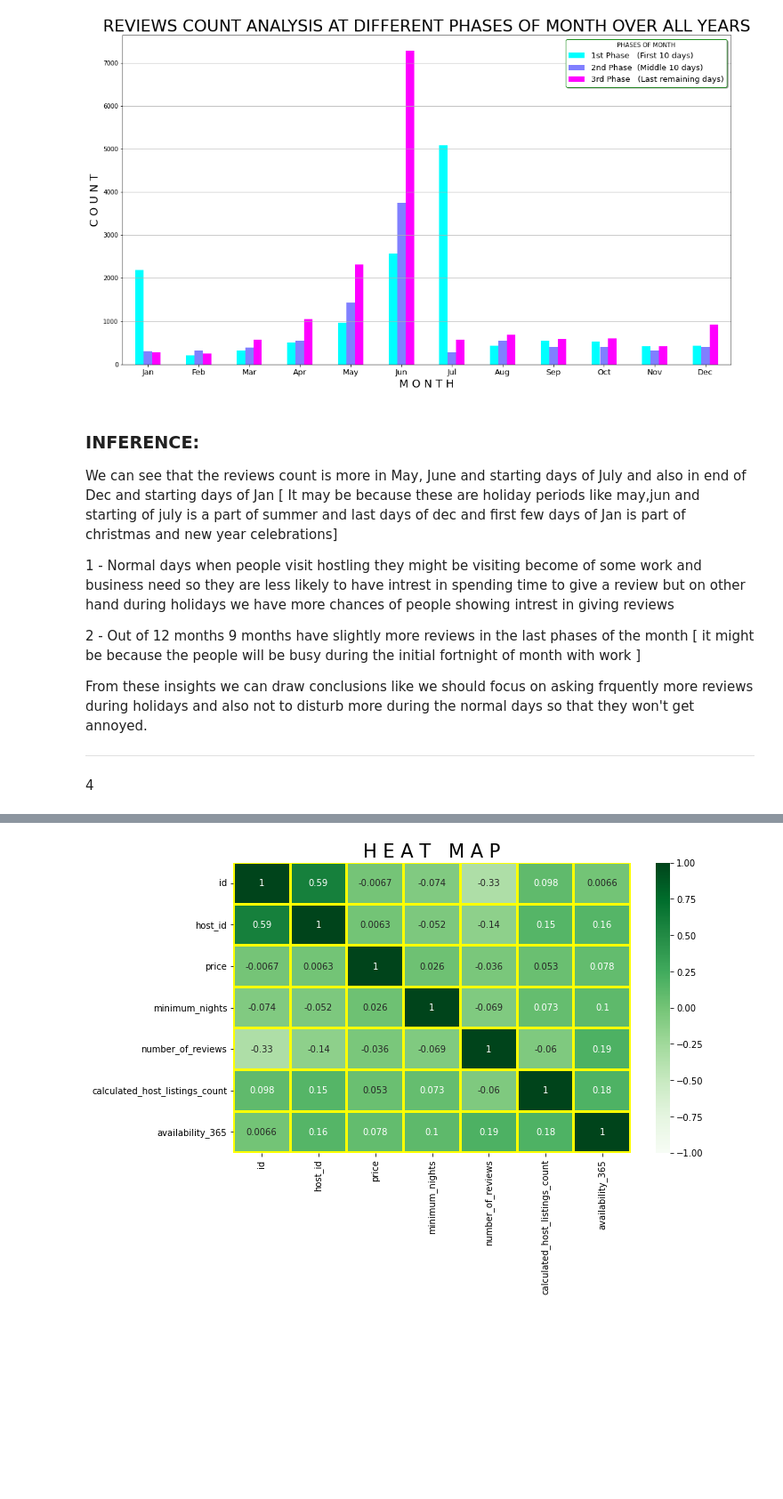
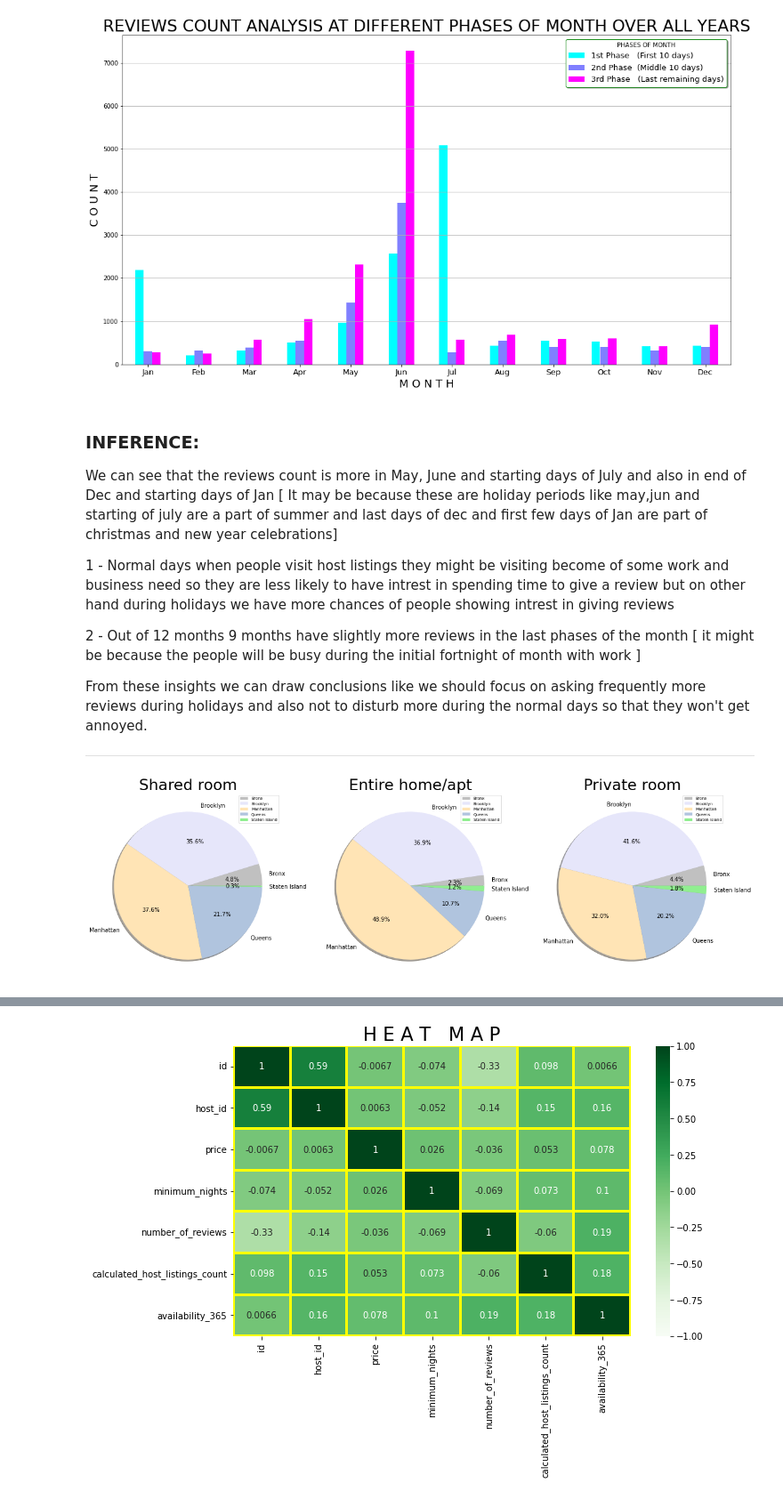
Before and after one commit to Tauseef-09/Airbnb_EDA_Project, a Jupyter notebook: Airbnb_individual_notebook.ipynb, the cells around one changed output, grey strips where cells are left out. Shown: that part at 89% size. Saved outputs shown, nothing was run; the diff lists cells and outputs as text; code cells hidden in the pictures; blank space fills up the shorter version.

```diff
--- a/Airbnb_individual_notebook.ipynb
+++ b/Airbnb_individual_notebook.ipynb
@@ -332,14 +332,56 @@ plt.show()
 [figure]
 # %% [markdown]
 ### INFERENCE:
-We can see that the reviews count is more in May, June and starting days of July and also in end of Dec and starting days of Jan [ It may be because these are holiday periods like may,jun and starting of july is a part of summer and last days of dec and first few days of Jan is part of christmas and new year celebrations]
+We can see that the reviews count is more in May, June and starting days of July and also in end of Dec and starting days of Jan [ It may be because these are holiday periods like may,jun and starting of july are a part of summer and last days of dec and first few days of Jan are part of christmas and new year celebrations]
 
-1 - Normal days when people visit hostling they might be visiting become of some work and business need so they are less likely to have intrest in spending time to give a review but on other hand during holidays we have more chances of people showing intrest in giving reviews
+1 - Normal days when people visit host listings they might be visiting become of some work and business need so they are less likely to have intrest in spending time to give a review but on other hand during holidays we have more chances of people showing intrest in giving reviews
 
 2 - Out of 12 months 9 months have slightly more reviews in the last phases of the month [ it might be because the people will be busy during the initial fortnight of month with work ]
 
-From these insights we can draw conclusions like we should focus on asking frquently more reviews during holidays and also not to disturb more during the normal days so that they won't get annoyed.
+From these insights we can draw conclusions like we should focus on asking frequently more reviews during holidays and also not to disturb more during the normal days so that they won't get annoyed.
 
 ---
-# %% [markdown]
-4
+# %%
+# Splitting the data based on room_type and storing them in different variables for analysis
+
+a = df[df['room_type'] == 'Shared room']
+b = df[df['room_type'] == 'Entire home/apt']
+c = df[df['room_type'] == 'Private room']
+
+# grouping the splitted data according to the required columns
+
+a_pie = a.groupby(['neighbourhood_group','room_type'])['availability_365'].sum()
+b_pie = b.groupby(['neighbourhood_group','room_type'])['availability_365'].sum()
+c_pie = c.groupby(['neighbourhood_group','room_type'])['availability_365'].sum()
+# %%
+# Plotting the pie chart
+
+plt.figure(figsize = (20, 20))
+
+neighbourhood_group_list = ['Bronx', 'Brooklyn', 'Manhattan', 'Queens', 'Staten Island']
+colors_list = ['silver', 'lavender', 'moccasin', 'lightsteelblue', 'lightgreen']
+
+# subplot - 1 ( Data about Shared room and it's availabilty for different regions )
+
+plt.subplot(1, 3, 1)
+plt.pie(a_pie, labels = neighbourhood_group_list, shadow = True, autopct = "%2.1f%%", colors = colors_list)
+plt.title('Shared room', fontsize = 27)
+plt.legend(prop={"size":7})
+
+# subplot - 2 ( Data about Entire home/apt and it's availabilty for different regions )
+
+plt.subplot(1, 3, 2)
+plt.pie(b_pie, labels = neighbourhood_group_list, autopct = "%2.1f%%", shadow = True, colors = colors_list)
+plt.title('Entire home/apt', fontsize = 27)
+plt.legend(prop={"size":7})
+
+# subplot - 3 ( Data about Private room and it's availabilty for different regions )
+
+plt.subplot(1, 3, 3)
+plt.pie(c_pie, labels = neighbourhood_group_list, autopct = "%2.1f%%", shadow = True, colors = colors_list)
+plt.title('Private room', fontsize = 27)
+plt.legend(prop={"size":7})
+
+plt.show()
+# %% [output]
+[figure, added]
```
Also changed, not shown: parts of 10 cells of this notebook.
